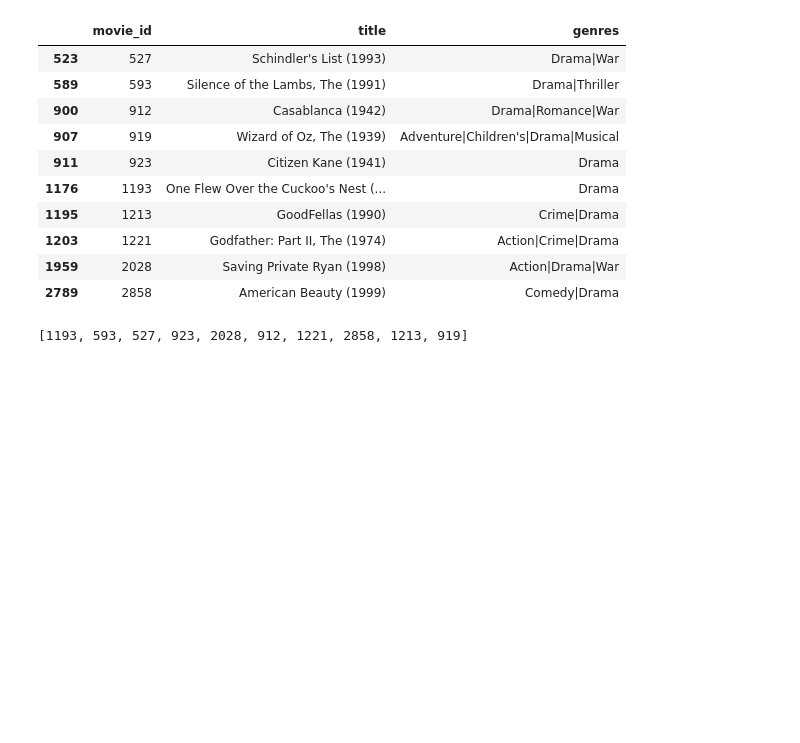
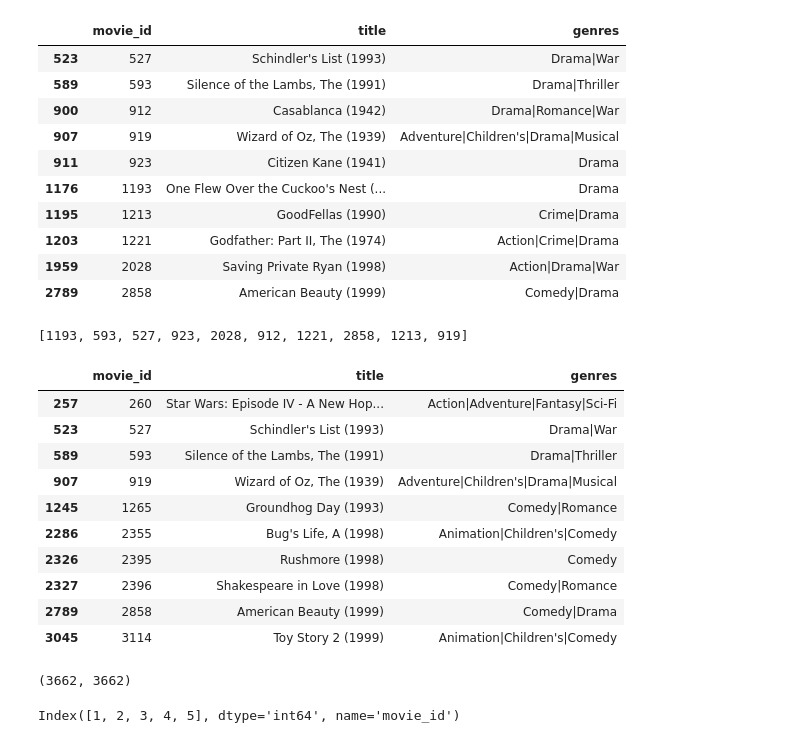
Before and after one commit to RaGHaV-186/filmhaus, a Jupyter notebook: filmhaus.ipynb, the cells around one changed output. Saved outputs shown, nothing was run; the diff lists cells and outputs as text; code cells hidden in the pictures; blank space fills up the shorter version.

Commit message:
Row 2: item-based collaborative filtering (film similarity)

```diff
--- a/filmhaus.ipynb
+++ b/filmhaus.ipynb
@@ -337,3 +337,28 @@ def recommend_for_user(user_id, k=10):
 recommend_for_user(635)
 # %% [output]
 [1193, 593, 527, 923, 2028, 912, 1221, 2858, 1213, 919]
+# %%
+recs = recommend_for_user(1657)      # 635's closest neighbour, from earlier
+movies[movies["movie_id"].isin(recs)]
+# %% [output]
+|  | movie_id | title | genres |
+| 257 | 260 | Star Wars: Episode IV - A New Hop... | Action|Adventure|Fantasy|Sci-Fi |
+| 523 | 527 | Schindler's List (1993) | Drama|War |
+| 589 | 593 | Silence of the Lambs, The (1991) | Drama|Thriller |
+| 907 | 919 | Wizard of Oz, The (1939) | Adventure|Children's|Drama|Musical |
+| 1245 | 1265 | Groundhog Day (1993) | Comedy|Romance |
+| 2286 | 2355 | Bug's Life, A (1998) | Animation|Children's|Comedy |
+| 2326 | 2395 | Rushmore (1998) | Comedy |
+| 2327 | 2396 | Shakespeare in Love (1998) | Comedy|Romance |
+| 2789 | 2858 | American Beauty (1999) | Comedy|Drama |
+| 3045 | 3114 | Toy Story 2 (1999) | Animation|Children's|Comedy |
+# %%
+item_similarity = cosine_similarity(user_item.T)
+item_similarity.shape
+# %% [output]
+(3662, 3662)
+# %%
+item_ids = user_item.columns
+item_ids[:5]
+# %% [output]
+Index([1, 2, 3, 4, 5], dtype='int64', name='movie_id')
```
Also changed, not shown: parts of 8 cells of this notebook.
